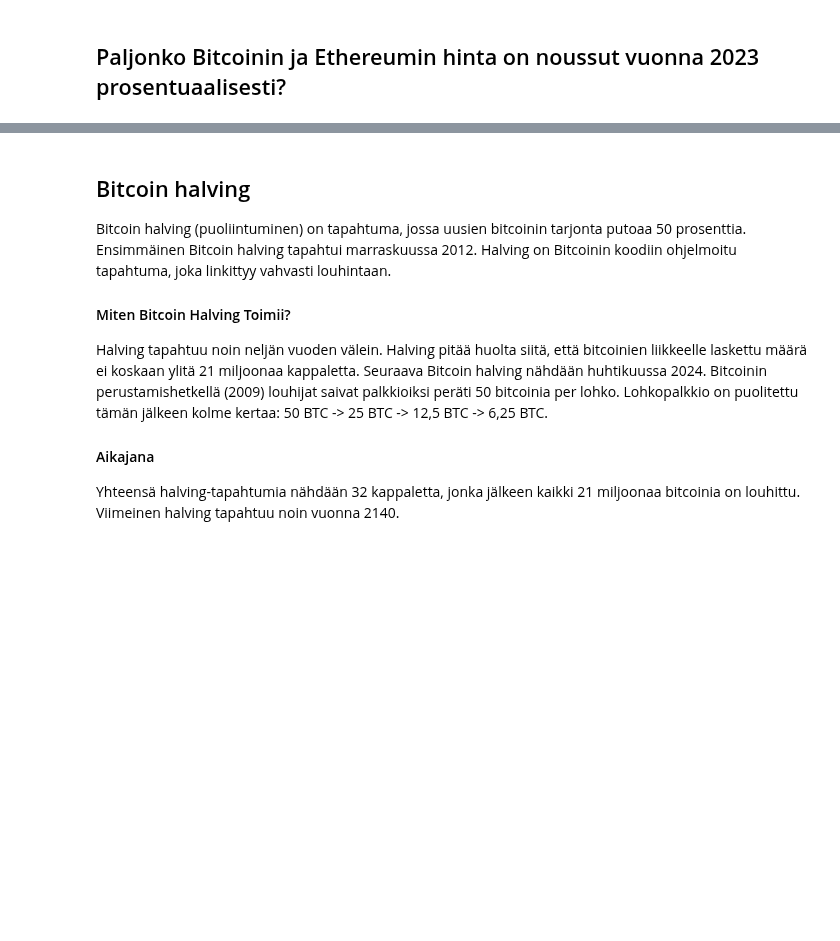
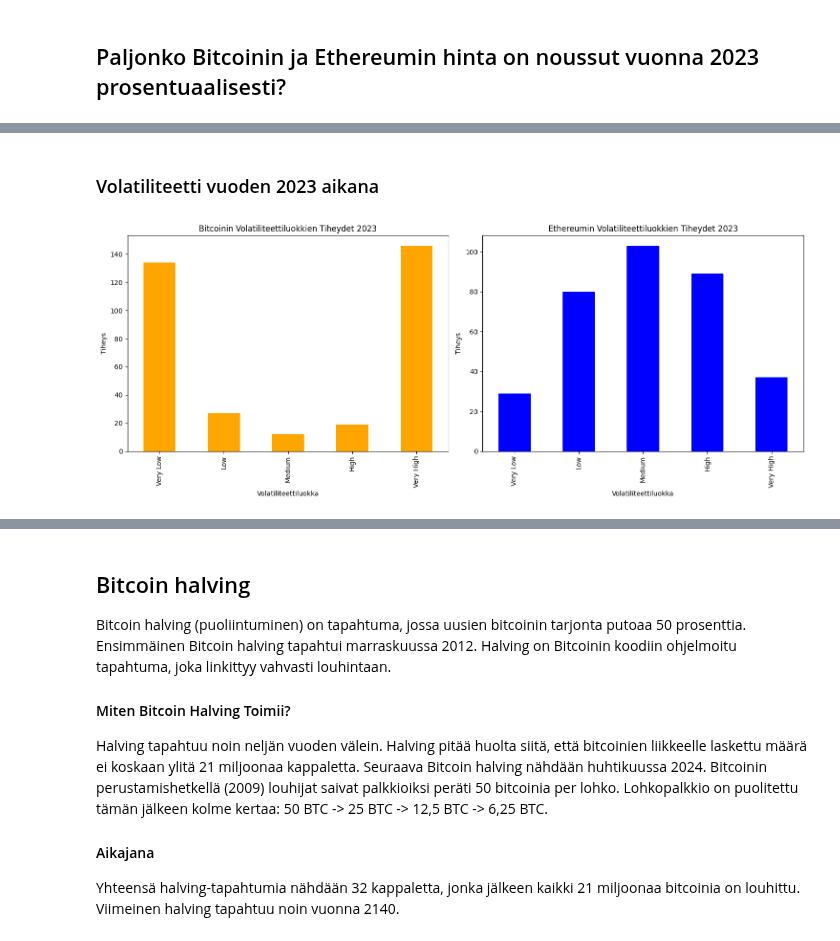
Before and after one commit to awonfs/analysoinnin_perusteet_2023, a Jupyter notebook: BitcoinProjectWork.ipynb, the cells around one changed output, grey strips where cells are left out. Drawn from its saved outputs; the diff is of its cells as text; code cells hidden in the pictures; blank space fills up the shorter version.

```diff
--- a/BitcoinProjectWork.ipynb
+++ b/BitcoinProjectWork.ipynb
@@ -122,6 +133,24 @@ def hintakehitys_2023(label, color, data, title):
     plt.xticks(rotation=45)
     plt.grid(True)
     plt.show()
+
+def laske_volatiliteetti(data, bins, labels):
+    #Laskee päivittäiset muutokset annetusta datasta ja lisää volatiliteettiluokat.
+
+    data['Daily Change'] = data['Close'].diff()
+
+    # Lisää volatiliteettiluokat
+    data['Volatility Category'] = pd.cut(data['Daily Change'], bins=bins, labels=labels)
+
+    # Laske tiheydet kullekin kategorialle
+    return data['Volatility Category'].value_counts()
+
+def volatiliteetti_2023(volatility_counts, title, color, ax):
+    # Piirrä pylväsdiagrammi
+    volatility_counts.sort_index().plot(kind='bar', ax=ax, color=color)
+    ax.set_title(title)
+    ax.set_xlabel('Volatiliteettiluokka')
+    ax.set_ylabel('Tiheys')
 # %% [markdown]
 ## Duplikaatit ja puuttuvat arvot
 # %%
@@ -301,0 +307,24 @@ display(Markdown(markdown_text))
+# %% [markdown]
+### Volatiliteetti vuoden 2023 aikana
+# %%
+# Esimerkki funktioiden käytöstä
+bins = [-np.inf, -50, -10, 10, 50, np.inf]
+labels = ['Very Low', 'Low', 'Medium', 'High', 'Very High']
+
+# Luodaan syvät kopiot (deep copy) rajoitetusta datasta
+btc_2023_copy = btc_2023.copy()
+eth_2023_copy = eth_2023.copy()
+
+# Lasketaan volatiliteettiluokkien tiheydet vuodelle 2023 käyttäen kopioita
+btc_volatility_counts = laske_volatiliteetti(btc_2023_copy, bins, labels)
+eth_volatility_counts = laske_volatiliteetti(eth_2023_copy, bins, labels)
+
+# Luodaan pylväsdiagrammit
+fig, axes = plt.subplots(nrows=1, ncols=2, figsize=(15, 6))
+volatiliteetti_2023(btc_volatility_counts, 'Bitcoinin Volatiliteettiluokkien Tiheydet 2023', 'orange', axes[0])
+volatiliteetti_2023(eth_volatility_counts, 'Ethereumin Volatiliteettiluokkien Tiheydet 2023', 'blue', axes[1])
+
+plt.tight_layout()
+plt.show()
+# %% [output]
+[figure, added]
```
Also changed, not shown: parts of 13 cells of this notebook, 2 other files.
